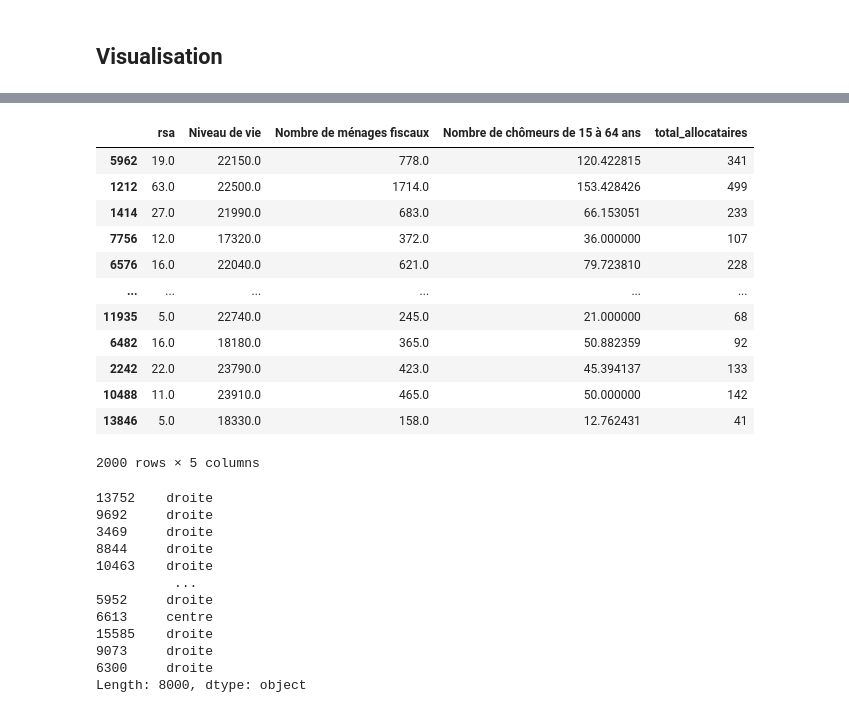
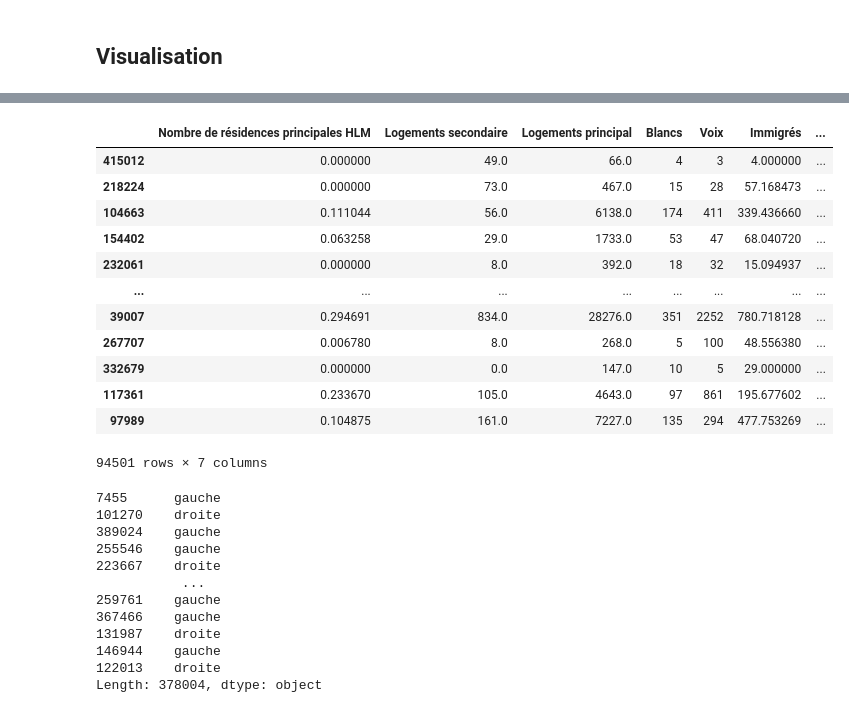
Before and after one commit to marintosti12/MSPR-Data, a Jupyter notebook: IA.ipynb, the cells around one changed output, grey strips where cells are left out. Cells and saved outputs as stored; diff of their text form; code cells hidden in the pictures.

```diff
--- a/IA.ipynb
+++ b/IA.ipynb
@@ -20,24 +19,21 @@ gauche     1476
 Name: count, dtype: int64
 # %%
 
-loire = df.loc[df['Code du département'] == '44']
+loire = df.loc[df['Code du département'] == '23']
 
 
 loire.to_csv("./CleanData/loire.csv");
 
-df = data.drop(data[data['Code du département'] == '44'].index)
+df = data.drop(data[data['Code du département'] == '23'].index)
+
+display(df[df['Code du département'] == '44'])
 
 df = df.drop([
 'codgeo',
 'Libellé de la commune',
-'Nom Gagnant',
-'Prénom Gagnant',
 'Code du département',
 'Libellé du département',
 'Code de la commune',
-'Prenom','Nom',
 'Code Tendance',
 'Parti polititque'], axis=1)
-
-print(df.Tendance.unique())
 # %% [output]
@@ -122,45 +98,43 @@ plt.scatter(df["total_allocataires"], df["Nombre de chômeurs de 15 à 64 ans"])
 # %%
 from sklearn.model_selection import train_test_split
 from sklearn.utils import resample
 
-X = df.drop(["gauche", "droite", "centre"], axis=1)
-Y = df[["gauche", "droite", "centre"]]
-
-X_resampled, y_resampled = resample(X, Y, n_samples=10000, replace=True, random_state=42)
+X = df.drop(["gauche", "droite"], axis=1)
+Y = df[["gauche", "droite"]]
 
 
-x_train, x_test, y_train, y_test = train_test_split(X_resampled, y_resampled, test_size=0.2, random_state=42)
+x_train, x_test, y_train, y_test = train_test_split(X, Y, test_size=0.2, random_state=42)
 
 # Convertir Y en un tableau 1D
 y_train = y_train.idxmax(axis=1)
 y_test = y_test.idxmax(axis=1)
 
 display(x_test)
 display(y_train)
 display(y_test)
 # %% [output]
-|  | rsa | Niveau de vie | Nombre de ménages fiscaux | Nombre de chômeurs de 15 à 64 ans | total_allocataires |
-| 5962 | 19.0 | 22150.0 | 778.0 | 120.422815 | 341 |
-| 1212 | 63.0 | 22500.0 | 1714.0 | 153.428426 | 499 |
-| 1414 | 27.0 | 21990.0 | 683.0 | 66.153051 | 233 |
-| 7756 | 12.0 | 17320.0 | 372.0 | 36.000000 | 107 |
-| 6576 | 16.0 | 22040.0 | 621.0 | 79.723810 | 228 |
-| ... | ... | ... | ... | ... | ... |
-| 11935 | 5.0 | 22740.0 | 245.0 | 21.000000 | 68 |
-| 6482 | 16.0 | 18180.0 | 365.0 | 50.882359 | 92 |
-| 2242 | 22.0 | 23790.0 | 423.0 | 45.394137 | 133 |
-| 10488 | 11.0 | 23910.0 | 465.0 | 50.000000 | 142 |
-| 13846 | 5.0 | 18330.0 | 158.0 | 12.762431 | 41 |
+|  | Nombre de résidences principales HLM | Logements secondaire | Logements principal | Blancs | Voix | Immigrés | ... |
+| 415012 | 0.000000 | 49.0 | 66.0 | 4 | 3 | 4.000000 | ... |
+| 218224 | 0.000000 | 73.0 | 467.0 | 15 | 28 | 57.168473 | ... |
+| 104663 | 0.111044 | 56.0 | 6138.0 | 174 | 411 | 339.436660 | ... |
+| 154402 | 0.063258 | 29.0 | 1733.0 | 53 | 47 | 68.040720 | ... |
+| 232061 | 0.000000 | 8.0 | 392.0 | 18 | 32 | 15.094937 | ... |
+| ... | ... | ... | ... | ... | ... | ... | ... |
+| 39007 | 0.294691 | 834.0 | 28276.0 | 351 | 2252 | 780.718128 | ... |
+| 267707 | 0.006780 | 8.0 | 268.0 | 5 | 100 | 48.556380 | ... |
+| 332679 | 0.000000 | 0.0 | 147.0 | 10 | 5 | 29.000000 | ... |
+| 117361 | 0.233670 | 105.0 | 4643.0 | 97 | 861 | 195.677602 | ... |
+| 97989 | 0.104875 | 161.0 | 7227.0 | 135 | 294 | 477.753269 | ... |
-2000 rows × 5 columns
+94501 rows × 7 columns
-13752    droite
-9692     droite
-3469     droite
-8844     droite
-10463    droite
-          ...
-5952     droite
-6613     centre
-15585    droite
-9073     droite
-6300     droite
-Length: 8000, dtype: object
+7455      gauche
+101270    droite
+389024    gauche
+255546    gauche
+223667    droite
+           ...
+259761    gauche
+367466    gauche
+131987    droite
+146944    gauche
+122013    droite
+Length: 378004, dtype: object
```
Also changed, not shown: parts of 15 cells of this notebook, 1 other file.
